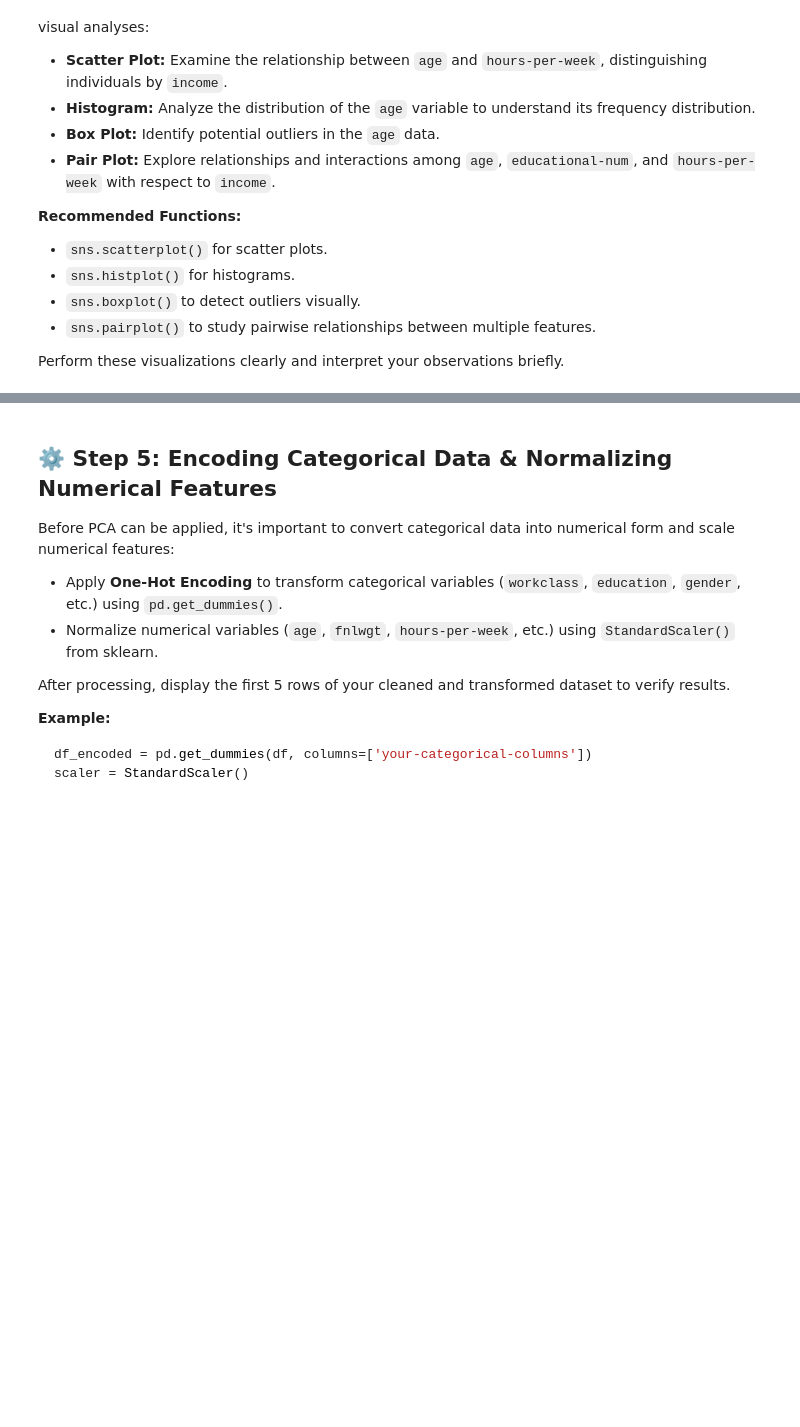
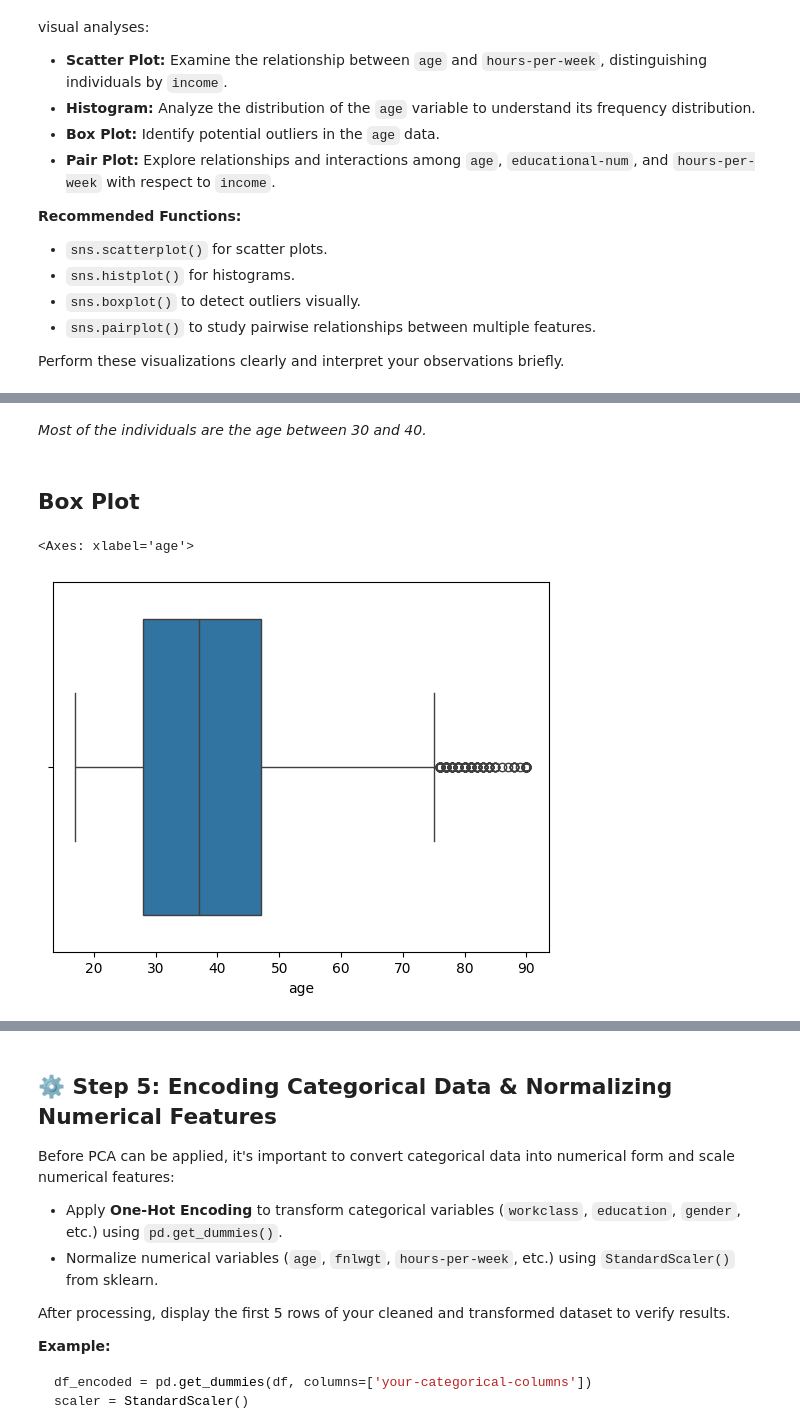
Before and after one commit to Zeinab-kr/Data-Mining-Course-Projects, a Jupyter notebook: DM_PR1/PCA.ipynb, the cells around one changed output, grey strips where cells are left out. Drawn from its saved outputs; the diff is of its cells as text; code cells hidden in the pictures; blank space fills up the shorter version.

```diff
--- a/DM_PR1/PCA.ipynb
+++ b/DM_PR1/PCA.ipynb
@@ -99,0 +178,9 @@ Perform these visualizations clearly and interpret your observations briefly.
+# %% [markdown]
+*Most of the individuals are the age between 30 and 40.*
+# %% [markdown]
+## Box Plot
+# %%
+sns.boxplot(data=df, x='age')
+# %% [output]
+<Axes: xlabel='age'>
+[figure, added]
```
Also changed, not shown: parts of 37 cells of this notebook.
